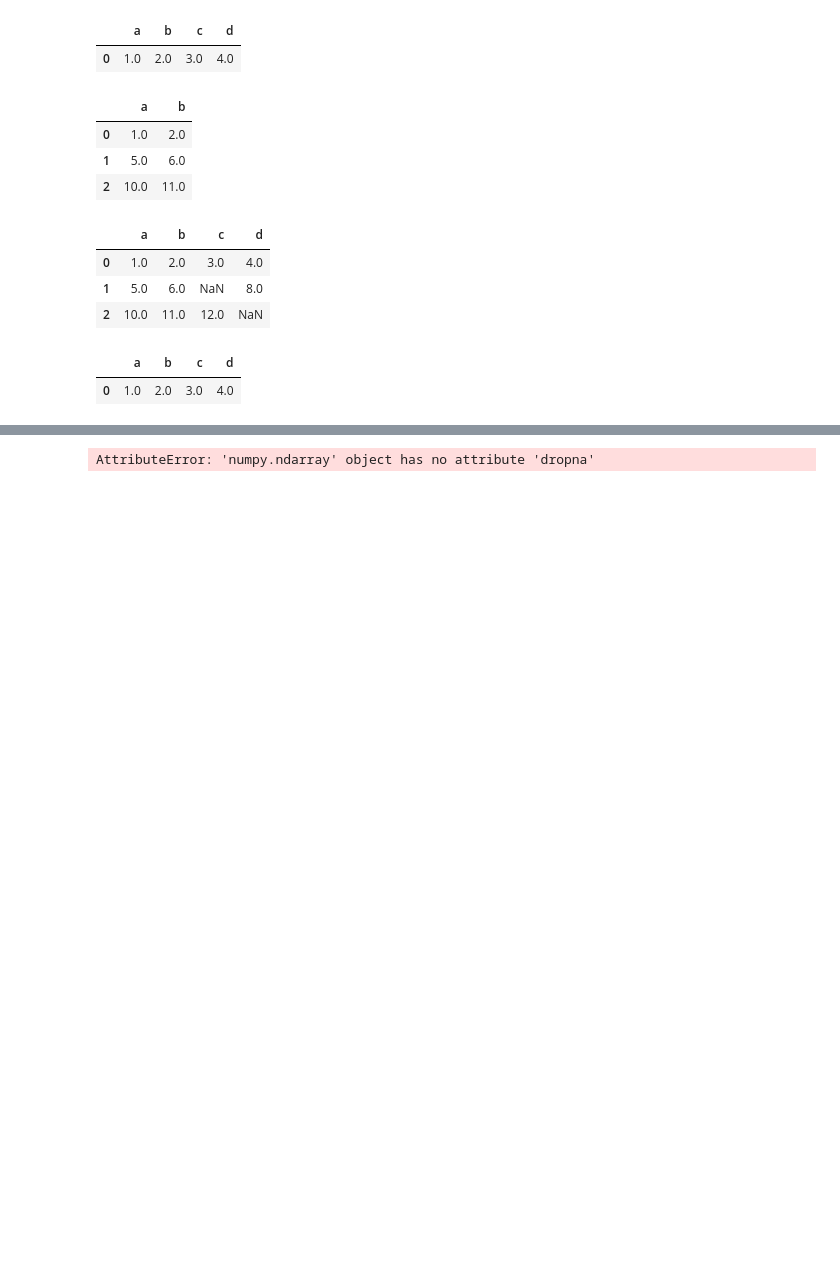
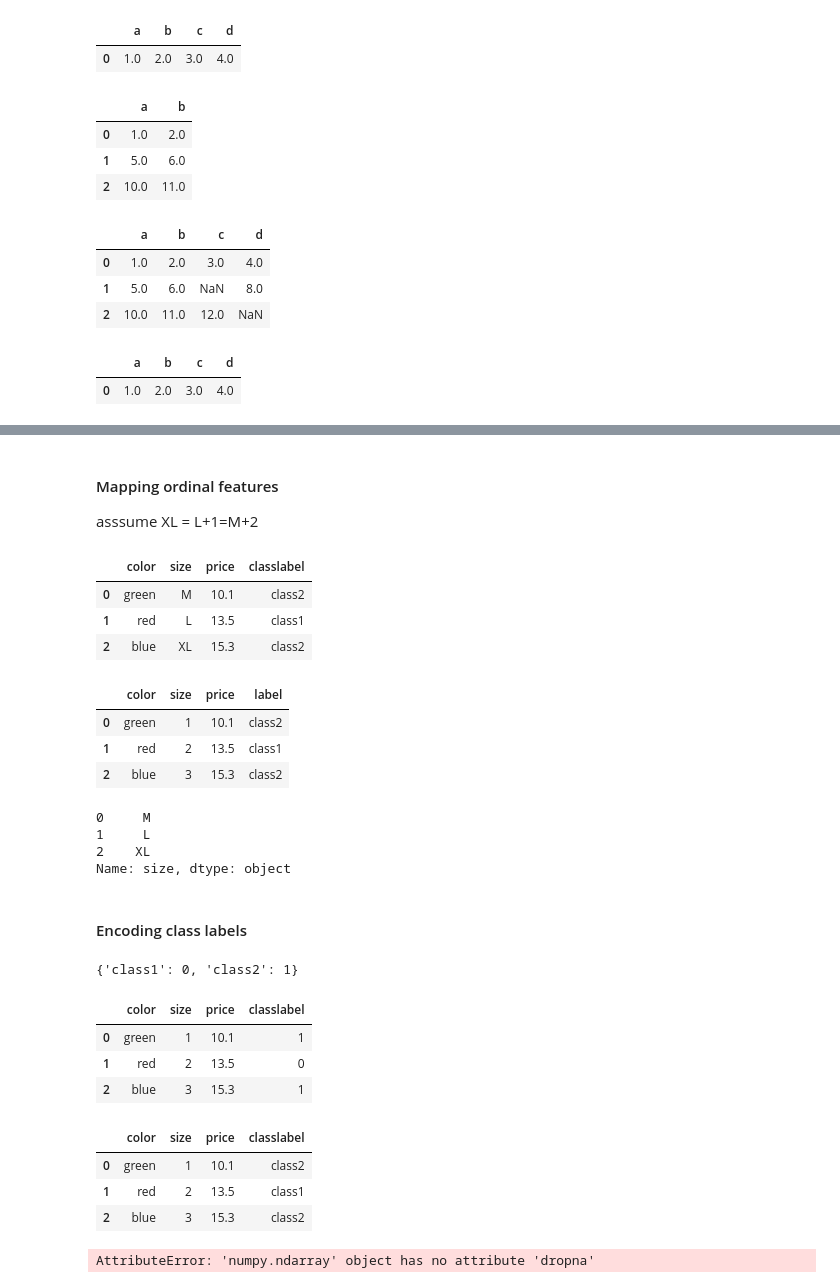
Before and after one commit to shokirovnozir/ML, a Jupyter notebook: pythonML.ipynb, the cells around one changed output, grey strips where cells are left out. Saved outputs shown, nothing was run; the diff lists cells and outputs as text; code cells hidden in the pictures; blank space fills up the shorter version.

```diff
--- a/pythonML.ipynb
+++ b/pythonML.ipynb
@@ -1080,3 +1135,57 @@ dff = pd.DataFrame({"A":[]})
+# %% [markdown]
+#### Mapping ordinal features
+asssume XL = L+1=M+2
+# %%
+size_mapping = {'XL': 3, 'L' : 2, 'M': 1}
+#df['size'] = df['size'].map(size_mapping) # with map you can make cateforical data into numerical data
+                                          # I usually do it with for loops (IF size = 'XL' make it 3 etc), don't know which one is more effective.
+df
+# %% [output]
+|  | color | size | price | classlabel |
+| 0 | green | M | 10.1 | class2 |
+| 1 | red | L | 13.5 | class1 |
+| 2 | blue | XL | 15.3 | class2 |
+# %%
+df['size'] = df['size'].map(lambda x: size_mapping.get(x,x))  # mapping in the book did not work, was producing NaNs
+df
+# %% [output]
+|  | color | size | price | label |
+| 0 | green | 1 | 10.1 | class2 |
+| 1 | red | 2 | 13.5 | class1 |
+| 2 | blue | 3 | 15.3 | class2 |
+# %%
+inv_size_mapping = {v: k for k, v in size_mapping.items()}
+df['size'].map(inv_size_mapping)
+# %% [output]
+0     M
+1     L
+2    XL
+Name: size, dtype: object
+# %% [markdown]
+#### Encoding class labels
+# %%
+import numpy as np
+class_mapping = {label: idx for idx, label in enumerate(np.unique(df['classlabel']))}
+class_mapping
+# %% [output]
+{'class1': 0, 'class2': 1}
+# %%
+df['classlabel'] = df['classlabel'].map(class_mapping)  # worked here but not for size mapping (why?)
+df
+# %% [output]
+|  | color | size | price | classlabel |
+| 0 | green | 1 | 10.1 | 1 |
+| 1 | red | 2 | 13.5 | 0 |
+| 2 | blue | 3 | 15.3 | 1 |
+# %%
+inv_class_mapping = {v: k for k,  v in class_mapping.items()}
+df['classlabel'] = df['classlabel'].map(inv_class_mapping)
+df
+# %% [output]
+|  | color | size | price | classlabel |
+| 0 | green | 1 | 10.1 | class2 |
+| 1 | red | 2 | 13.5 | class1 |
+| 2 | blue | 3 | 15.3 | class2 |
 # %%
 dfa.dropna(subset=[2]) # drop rows corresponding to the NAN in specific column
 # %% [output]
```
Also changed, not shown: parts of 17 cells of this notebook.
